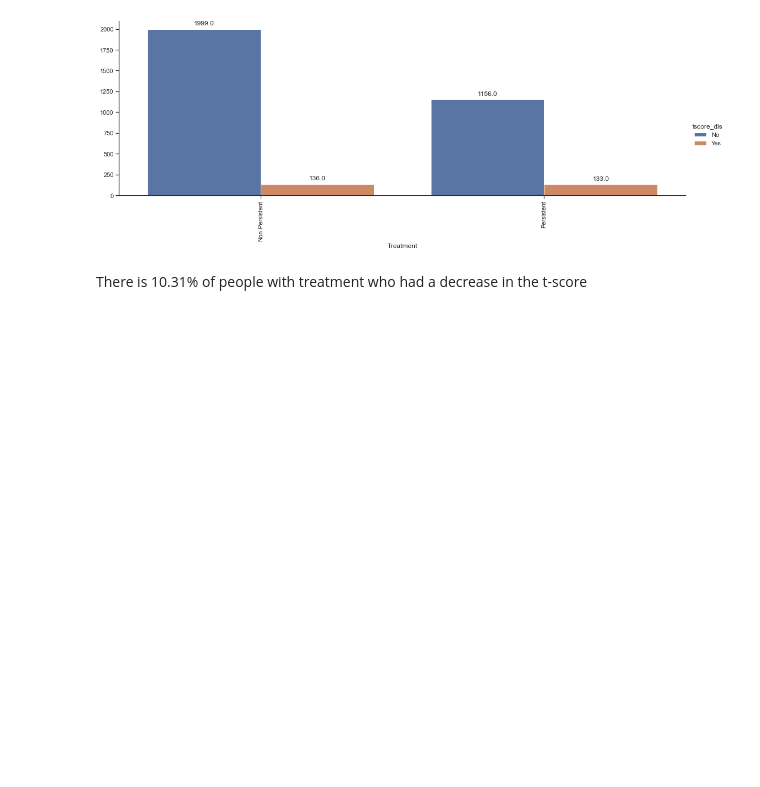
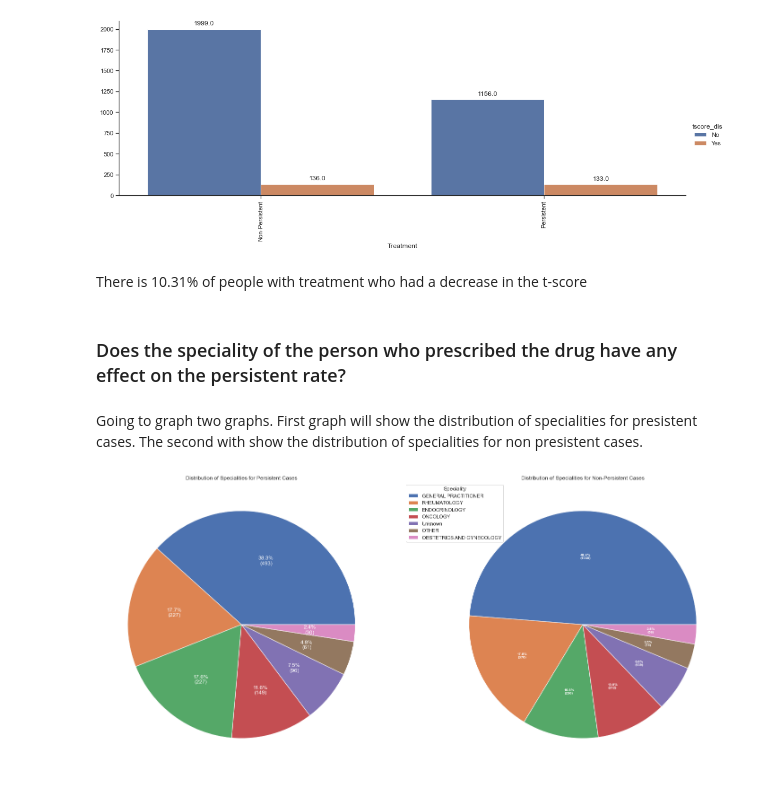
Before and after one commit to jaycee-ds/Drug_Persistency_ABC_Pharma, a Jupyter notebook: week 10/EDA.ipynb, the cells around one changed output. Drawn from its saved outputs; the diff is of its cells as text; code cells hidden in the pictures; blank space fills up the shorter version.

```diff
--- a/week 10/EDA.ipynb
+++ b/week 10/EDA.ipynb
@@ -254,3 +254,51 @@ for ax in fg.axes.ravel():
 [figure]
 # %% [markdown]
 There is 10.31% of people with treatment who had a decrease in the t-score
+# %% [markdown]
+### Does the speciality of the person who prescribed the drug have any effect on the persistent rate?
+# %% [markdown]
+Going to graph two graphs. First graph will show the distribution of specialities for presistent cases. The second with show the distribution of specialities for non presistent cases.
+# %%
+# function displays the % and # labeling for each piece of the pie
+def func(pct, allvals):
+    absolute = int(pct/100.*np.sum(allvals))
+    return "{:.1f}%\n({:d})".format(pct, absolute)
+# %%
+fig, (ax1, ax2) = plt.subplots(1, 2, figsize= (25,25), subplot_kw= dict(aspect= "equal"))
+
+persistent_data = df[df.Persistency_Flag == "Persistent"]["Ntm_Speciality"]
+non_persistent_data = df[df.Persistency_Flag == "Non-Persistent"]["Ntm_Speciality"]
+
+per_spec = persistent_data.value_counts().values.tolist()
+per_spec_label = persistent_data.value_counts().index.tolist()
+non_per_spec = non_persistent_data.value_counts().values.tolist()
+non_per_spec_label = non_persistent_data.value_counts().index.tolist()
+
+wedges, texts, autotexts = ax1.pie(
+    per_spec,
+    autopct= lambda pct: func(pct, per_spec),
+    textprops= dict(color= "w")
+)
+
+wedges, texts, autotexts = ax2.pie(
+    non_per_spec,
+    autopct= lambda pct: func(pct, non_per_spec),
+    textprops= dict(color= "w")
+)
+
+ax1.legend(
+    wedges,
+    per_spec_label,
+    title= "Speciality",
+    loc= "upper center",
+    bbox_to_anchor= (1, 0, 0.5, 1)
+)
+
+plt.setp(autotexts, size= 8, weight= "bold")
+
+ax1.set_title("Distribution of Specialities for Persistent Cases")
+ax2.set_title("Distribution of Specialities for Non-Persistent Cases")
+
+plt.show()
+# %% [output]
+[figure, added]
```
Also changed, not shown: parts of 11 cells of this notebook.
